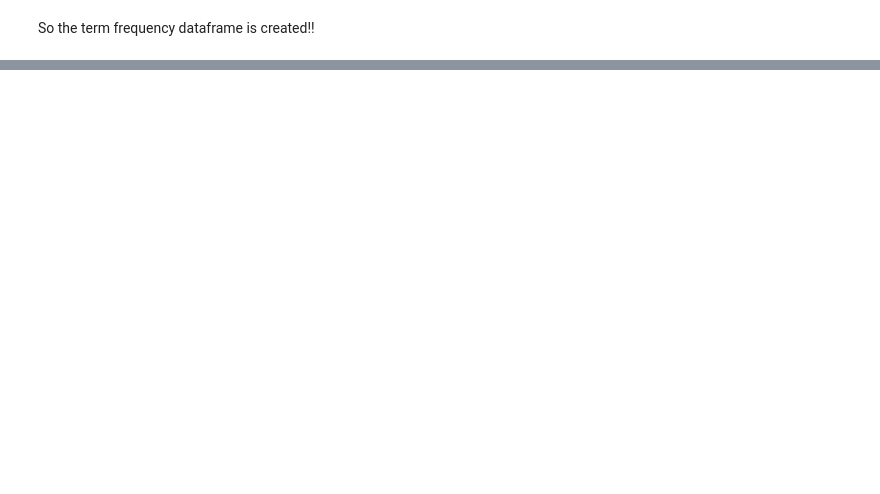
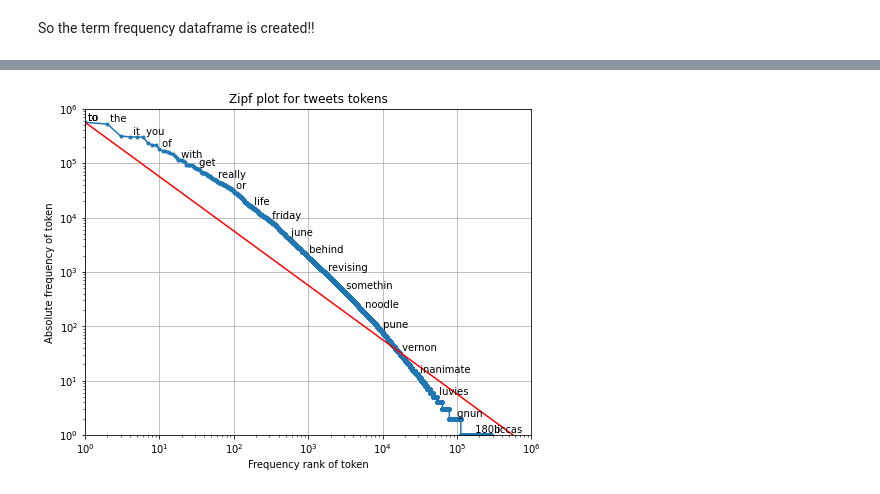
Before and after one commit to CodeFor2001/Sentiment-Analysis-Experimentation, a Jupyter notebook: Models/DataViz.ipynb, the cells around one changed output, grey strips where cells are left out. Saved outputs shown, nothing was run; the diff lists cells and outputs as text; code cells hidden in the pictures; blank space fills up the shorter version.

```diff
--- a/Models/DataViz.ipynb
+++ b/Models/DataViz.ipynb
@@ -130,0 +140,22 @@ So the term frequency dataframe is created!!
+# %%
+from pylab import *
+counts = term_freq_df.total
+tokens = term_freq_df.index
+ranks = arange(1, len(counts)+1)
+indices = argsort(-counts)
+frequencies = counts[indices]
+plt.figure(figsize=(8,6))
+plt.ylim(1,10**6)
+plt.xlim(1,10**6)
+loglog(ranks, frequencies, marker=".")
+plt.plot([1,frequencies[0]],[frequencies[0],1],color='r')
+title("Zipf plot for tweets tokens")
+xlabel("Frequency rank of token")
+ylabel("Absolute frequency of token")
+grid(True)
+for n in list(logspace(-0.5, log10(len(counts)-2), 25).astype(int)):
+    dummy = text(ranks[n], frequencies[n], " " + tokens[indices[n]],
+                 verticalalignment="bottom",
+                 horizontalalignment="left")
+# %% [output]
+[figure, added]
```
Also changed, not shown: parts of 14 cells of this notebook.
